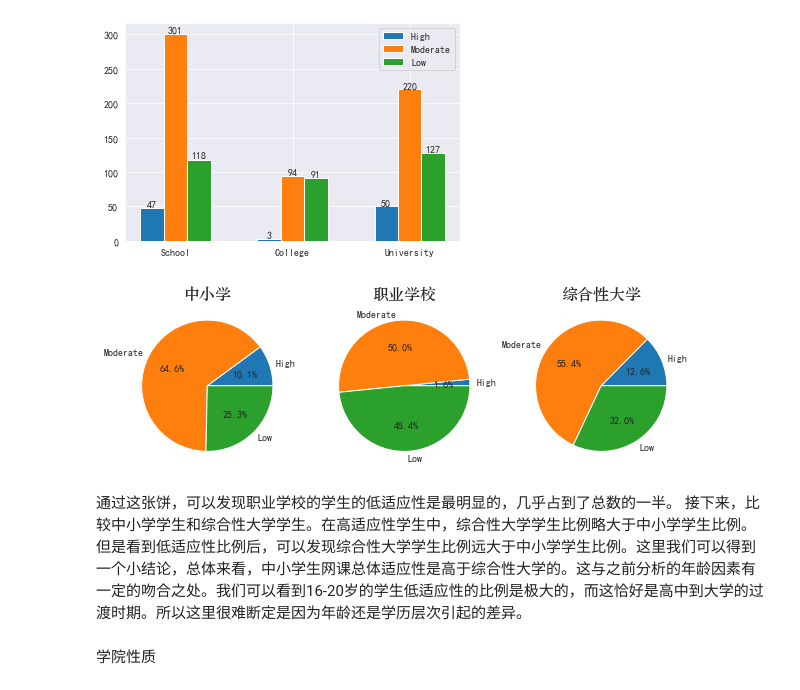
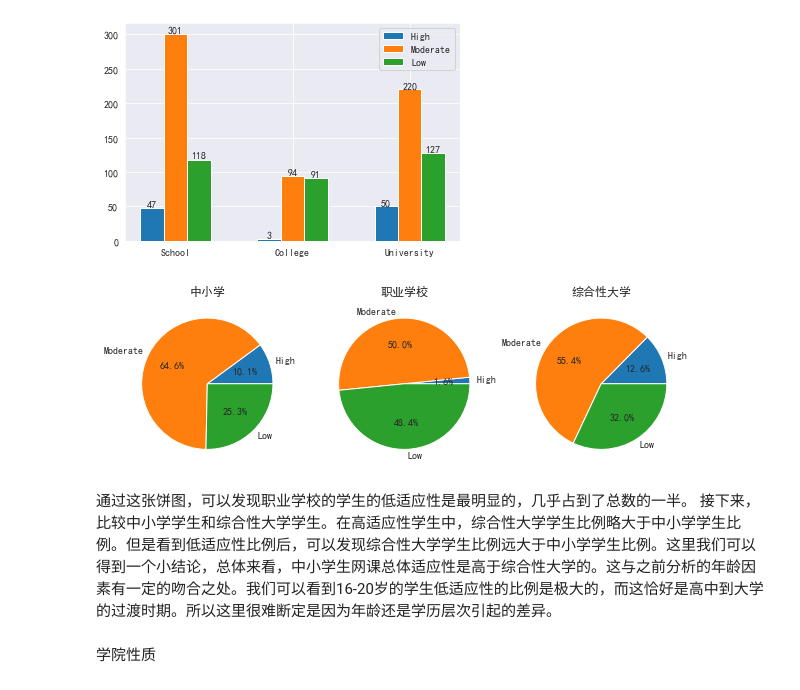
Before and after one commit to TakanashiXny/Introduction-of-DaSE, a Jupyter notebook: final/final_task.ipynb, the cells around one changed output. Cells and saved outputs as stored; diff of their text form; code cells hidden in the pictures.

```diff
--- a/final/final_task.ipynb
+++ b/final/final_task.ipynb
@@ -778,26 +778,26 @@ plt.show()
 # %%
 plt.figure(figsize=(10, 10))
 plt.subplot(131)
 school = [Education_Adapt['School']['High'], Education_Adapt['School']['Moderate'], Education_Adapt['School']['Low']]
 plt.pie(school, labels=Order, autopct='%1.1f%%')
-plt.title("中小学", fontdict=font)
+plt.title("中小学")
 
 
 plt.subplot(132)
 college = [Education_Adapt['College']['High'], Education_Adapt['College']['Moderate'], Education_Adapt['College']['Low']]
 plt.pie(college, labels=Order, autopct='%1.1f%%')
-plt.title("职业学校", fontdict=font)
+plt.title("职业学校")
 
 
 plt.subplot(133)
 university = [Education_Adapt['University']['High'], Education_Adapt['University']['Moderate'], Education_Adapt['University']['Low']]
 plt.pie(university, labels=Order, autopct='%1.1f%%')
-plt.title("综合性大学", fontdict=font)
+plt.title("综合性大学")
 plt.show()
 # %% [output]
-[figure, old version]
+[figure, new version]
 # %% [markdown]
-通过这张饼，可以发现职业学校的学生的低适应性是最明显的，几乎占到了总数的一半。
+通过这张饼图，可以发现职业学校的学生的低适应性是最明显的，几乎占到了总数的一半。
 接下来，比较中小学学生和综合性大学学生。在高适应性学生中，综合性大学学生比例略大于中小学学生比例。但是看到低适应性比例后，可以发现综合性大学学生比例远大于中小学学生比例。这里我们可以得到一个小结论，总体来看，中小学生网课总体适应性是高于综合性大学的。这与之前分析的年龄因素有一定的吻合之处。我们可以看到16-20岁的学生低适应性的比例是极大的，而这恰好是高中到大学的过渡时期。所以这里很难断定是因为年龄还是学历层次引起的差异。
 # %% [markdown]
 学院性质
```
Also changed, not shown: parts of 41 cells of this notebook.
